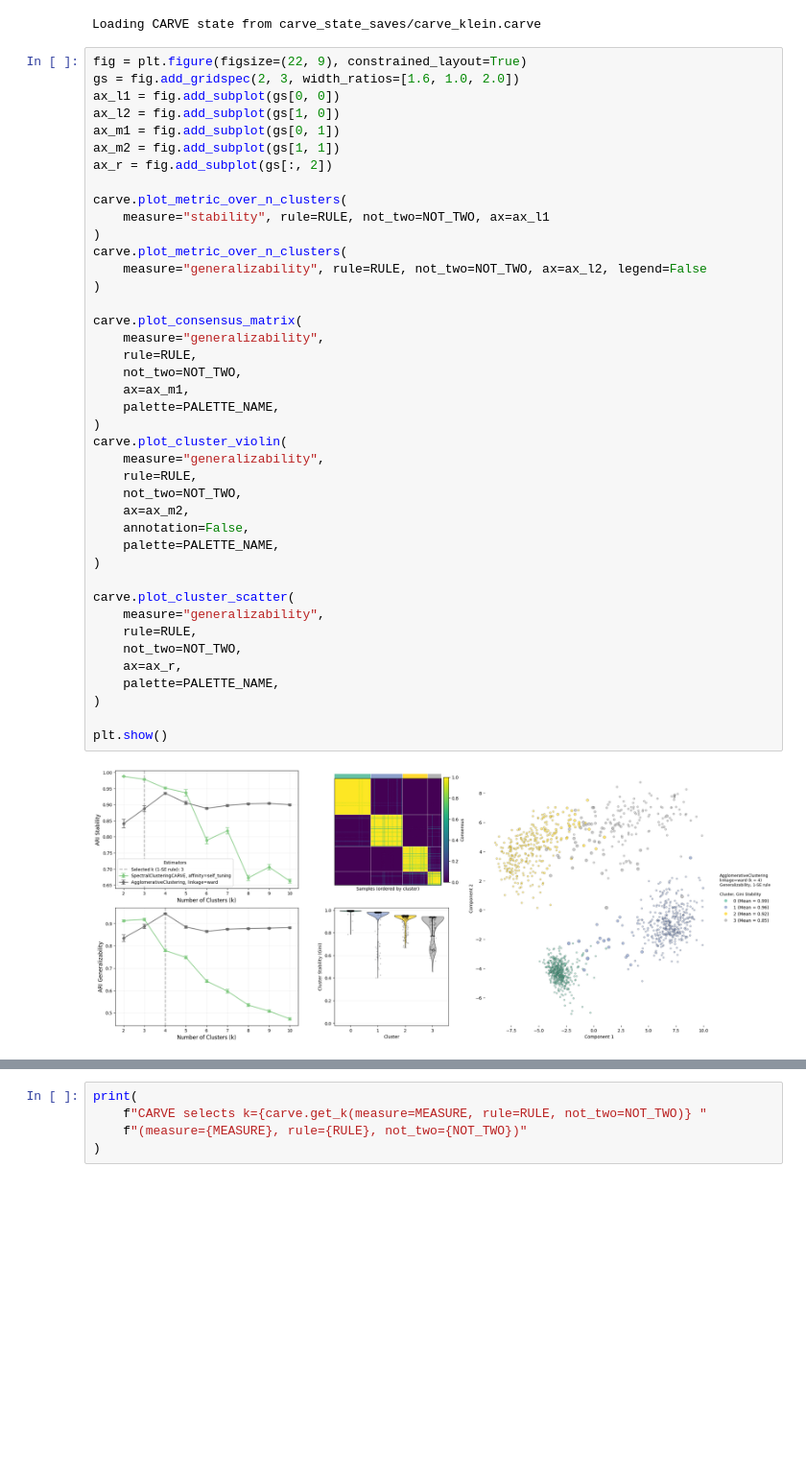
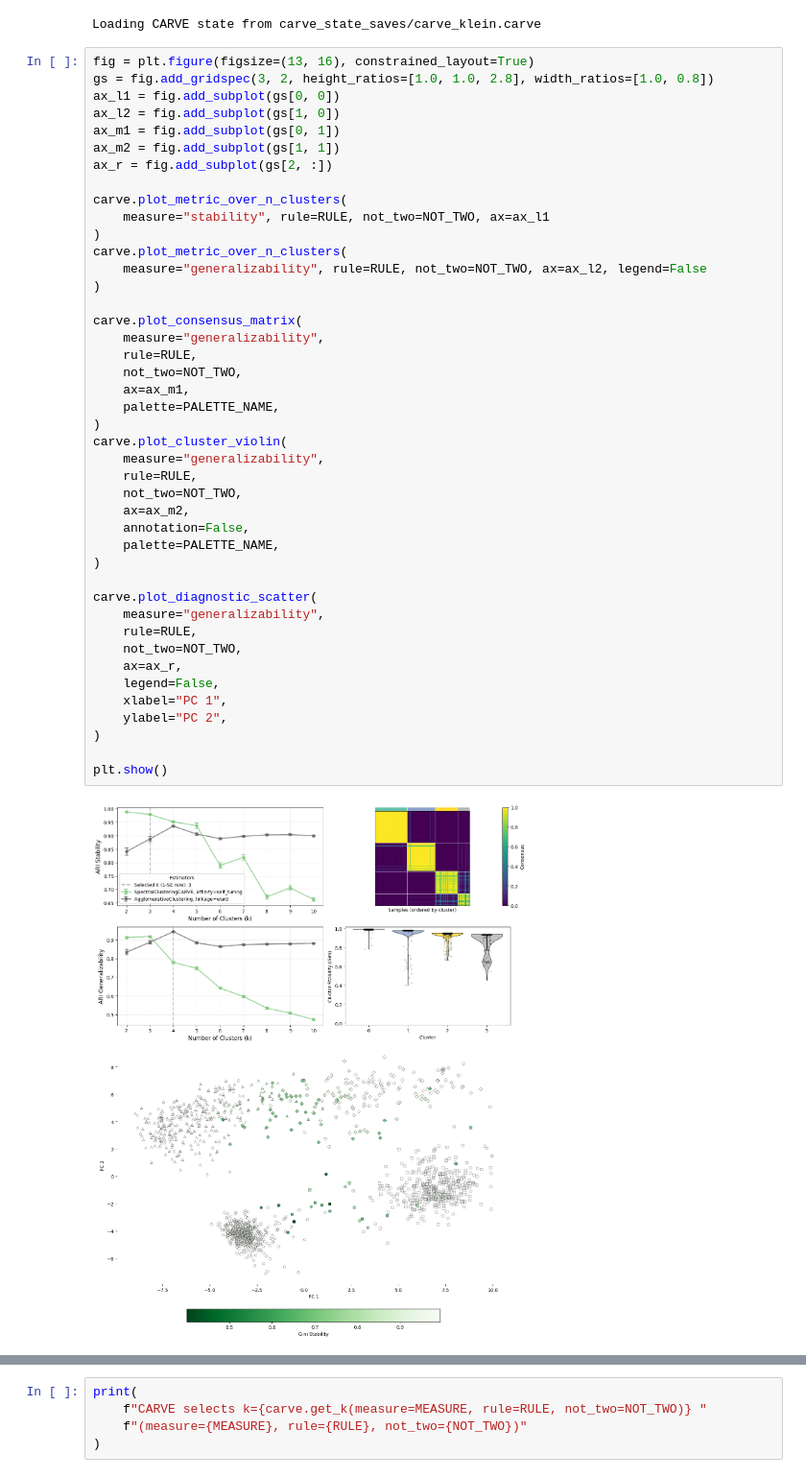
Before and after one commit to DataSlingers/CARVE, a Jupyter notebook: notebooks/case_studies/Klein.ipynb, the cells around one changed output, grey strips where cells are left out. Shown at 96% size. Cells and saved outputs as stored; diff of their text form; blank space fills up the shorter version.

Commit message:
updated visualizations & finished R implementation

```diff
--- a/notebooks/case_studies/Klein.ipynb
+++ b/notebooks/case_studies/Klein.ipynb
@@ -311,45 +306,47 @@ else:
 # %% [output]
 Loading CARVE state from carve_state_saves/carve_klein.carve
 # %%
-fig = plt.figure(figsize=(22, 9), constrained_layout=True)
-gs = fig.add_gridspec(2, 3, width_ratios=[1.6, 1.0, 2.0])
+fig = plt.figure(figsize=(13, 16), constrained_layout=True)
+gs = fig.add_gridspec(3, 2, height_ratios=[1.0, 1.0, 2.8], width_ratios=[1.0, 0.8])
 ax_l1 = fig.add_subplot(gs[0, 0])
 ax_l2 = fig.add_subplot(gs[1, 0])
 ax_m1 = fig.add_subplot(gs[0, 1])
 ax_m2 = fig.add_subplot(gs[1, 1])
-ax_r = fig.add_subplot(gs[:, 2])
+ax_r = fig.add_subplot(gs[2, :])
 
 carve.plot_metric_over_n_clusters(
     measure="stability", rule=RULE, not_two=NOT_TWO, ax=ax_l1
 )
 carve.plot_metric_over_n_clusters(
     measure="generalizability", rule=RULE, not_two=NOT_TWO, ax=ax_l2, legend=False
 )
 
 carve.plot_consensus_matrix(
     measure="generalizability",
     rule=RULE,
     not_two=NOT_TWO,
     ax=ax_m1,
     palette=PALETTE_NAME,
 )
 carve.plot_cluster_violin(
     measure="generalizability",
     rule=RULE,
     not_two=NOT_TWO,
     ax=ax_m2,
     annotation=False,
     palette=PALETTE_NAME,
 )
 
-carve.plot_cluster_scatter(
+carve.plot_diagnostic_scatter(
     measure="generalizability",
     rule=RULE,
     not_two=NOT_TWO,
     ax=ax_r,
-    palette=PALETTE_NAME,
+    legend=False,
+    xlabel="PC 1",
+    ylabel="PC 2",
 )
 
 plt.show()
 # %% [output]
-[figure, old version]
+[figure, new version]
```
Also changed, not shown: parts of 3 cells of this notebook, 47 other files.
